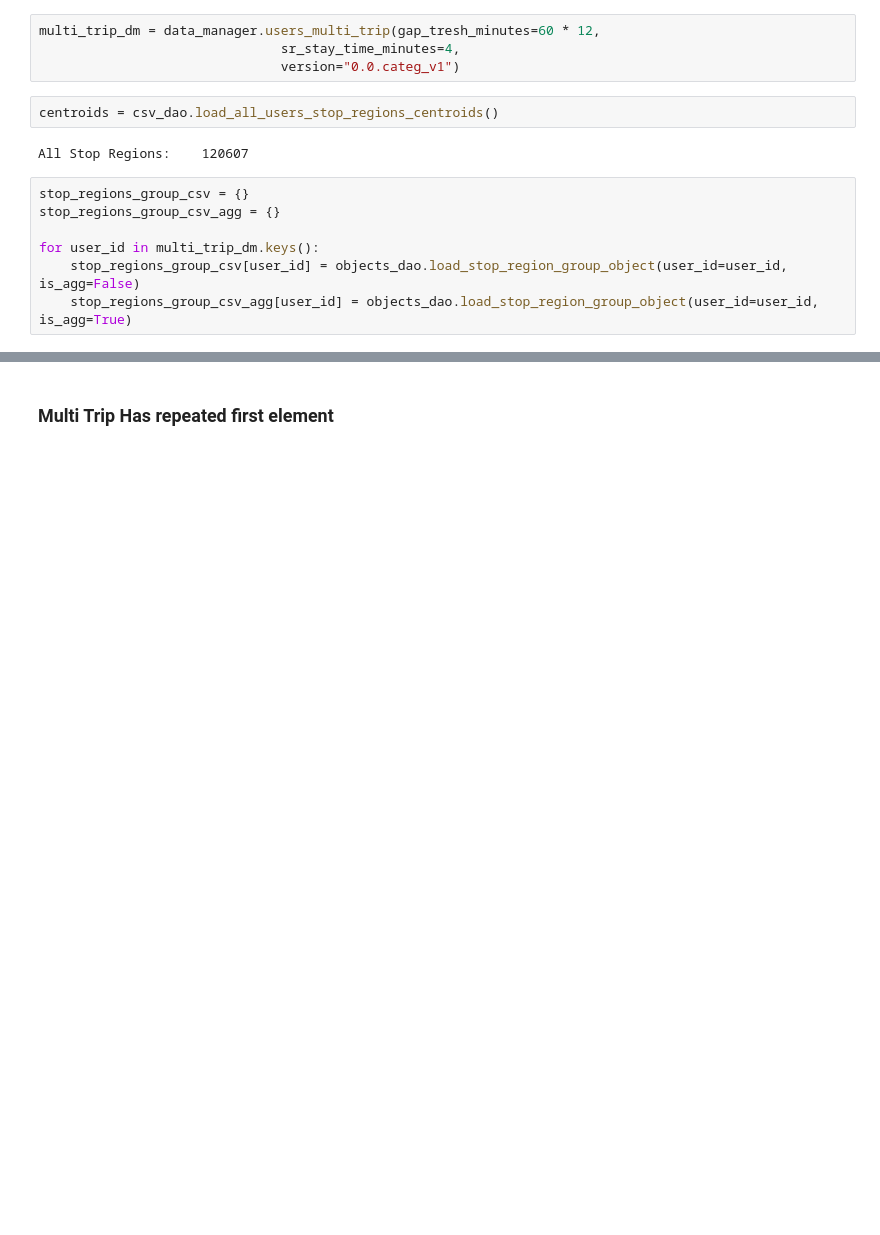
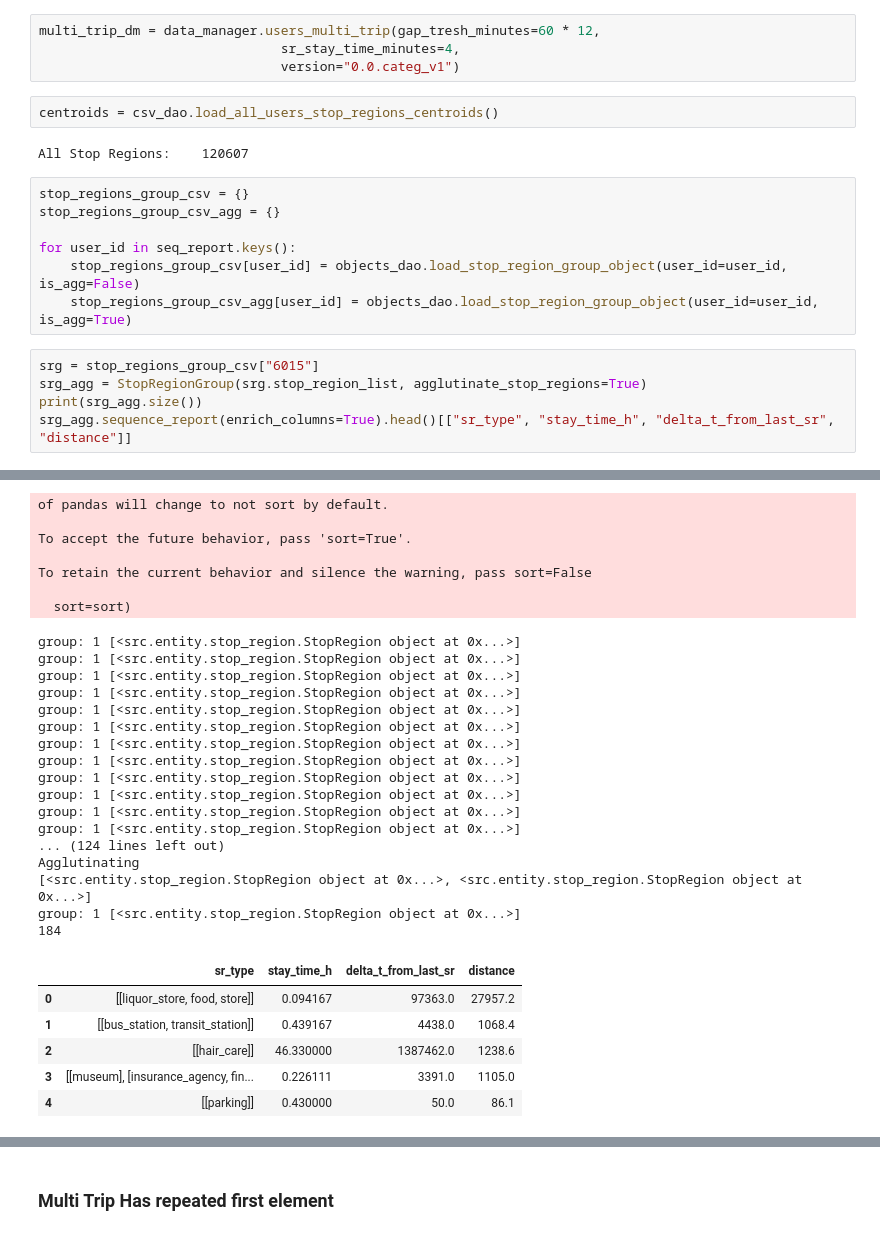
Before and after one commit to talestsp/mdc_analysis, a Jupyter notebook: notebooks/Stop Regions bug size.ipynb, the cells around one changed output, grey strips where cells are left out. Saved outputs shown, nothing was run; the diff lists cells and outputs as text; blank space fills up the shorter version.

```diff
--- a/notebooks/Stop Regions bug size.ipynb
+++ b/notebooks/Stop Regions bug size.ipynb
@@ -53,6 +50,12 @@ All Stop Regions:    120607
 stop_regions_group_csv = {}
 stop_regions_group_csv_agg = {}
 
-for user_id in multi_trip_dm.keys():
+for user_id in seq_report.keys():
     stop_regions_group_csv[user_id] = objects_dao.load_stop_region_group_object(user_id=user_id, is_agg=False)
     stop_regions_group_csv_agg[user_id] = objects_dao.load_stop_region_group_object(user_id=user_id, is_agg=True)
+# %%
+srg = stop_regions_group_csv["6015"]
+srg_agg = StopRegionGroup(srg.stop_region_list, agglutinate_stop_regions=True)
+print(srg_agg.size())
+srg_agg.sequence_report(enrich_columns=True).head()[["sr_type", "stay_time_h", "delta_t_from_last_sr", "distance"]]
+# %% [output]
@@ -58,0 +79,30 @@ for user_id in multi_trip_dm.keys():
+of pandas will change to not sort by default.
+
+To accept the future behavior, pass 'sort=True'.
+
+To retain the current behavior and silence the warning, pass sort=False
+
+  sort=sort)
+group: 1 [<src.entity.stop_region.StopRegion object at 0x...>]
+group: 1 [<src.entity.stop_region.StopRegion object at 0x...>]
+group: 1 [<src.entity.stop_region.StopRegion object at 0x...>]
+group: 1 [<src.entity.stop_region.StopRegion object at 0x...>]
+group: 1 [<src.entity.stop_region.StopRegion object at 0x...>]
+group: 1 [<src.entity.stop_region.StopRegion object at 0x...>]
+group: 1 [<src.entity.stop_region.StopRegion object at 0x...>]
+group: 1 [<src.entity.stop_region.StopRegion object at 0x...>]
+group: 1 [<src.entity.stop_region.StopRegion object at 0x...>]
+group: 1 [<src.entity.stop_region.StopRegion object at 0x...>]
+group: 1 [<src.entity.stop_region.StopRegion object at 0x...>]
+group: 1 [<src.entity.stop_region.StopRegion object at 0x...>]
+... (124 lines left out)
+Agglutinating
+[<src.entity.stop_region.StopRegion object at 0x...>, <src.entity.stop_region.StopRegion object at 0x...>]
+group: 1 [<src.entity.stop_region.StopRegion object at 0x...>]
+184
+|  | sr_type | stay_time_h | delta_t_from_last_sr | distance |
+| 0 | [[liquor_store, food, store]] | 0.094167 | 97363.0 | 27957.2 |
+| 1 | [[bus_station, transit_station]] | 0.439167 | 4438.0 | 1068.4 |
+| 2 | [[hair_care]] | 46.330000 | 1387462.0 | 1238.6 |
+| 3 | [[museum], [insurance_agency, fin... | 0.226111 | 3391.0 | 1105.0 |
+| 4 | [[parking]] | 0.430000 | 50.0 | 86.1 |
```
Also changed, not shown: parts of 8 cells of this notebook, 3 other files.
